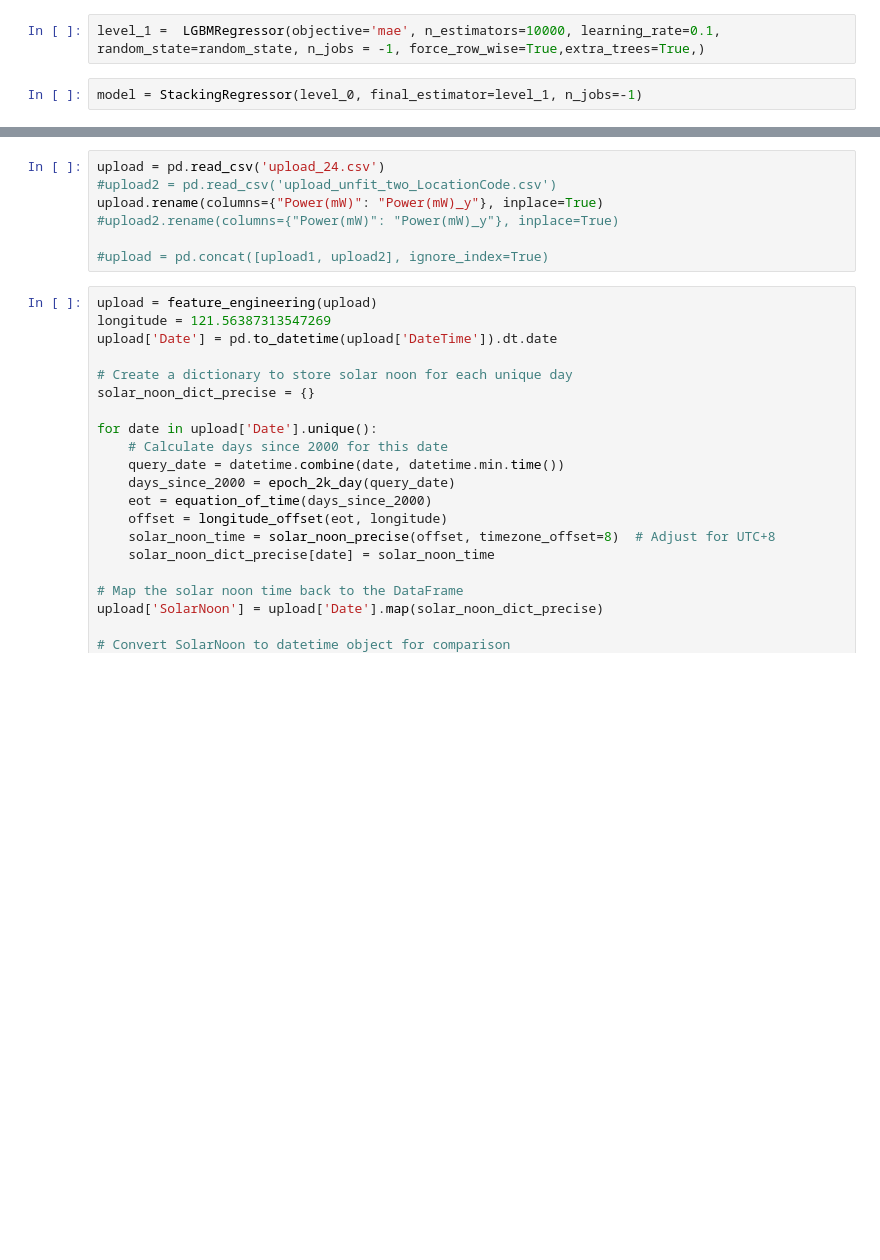
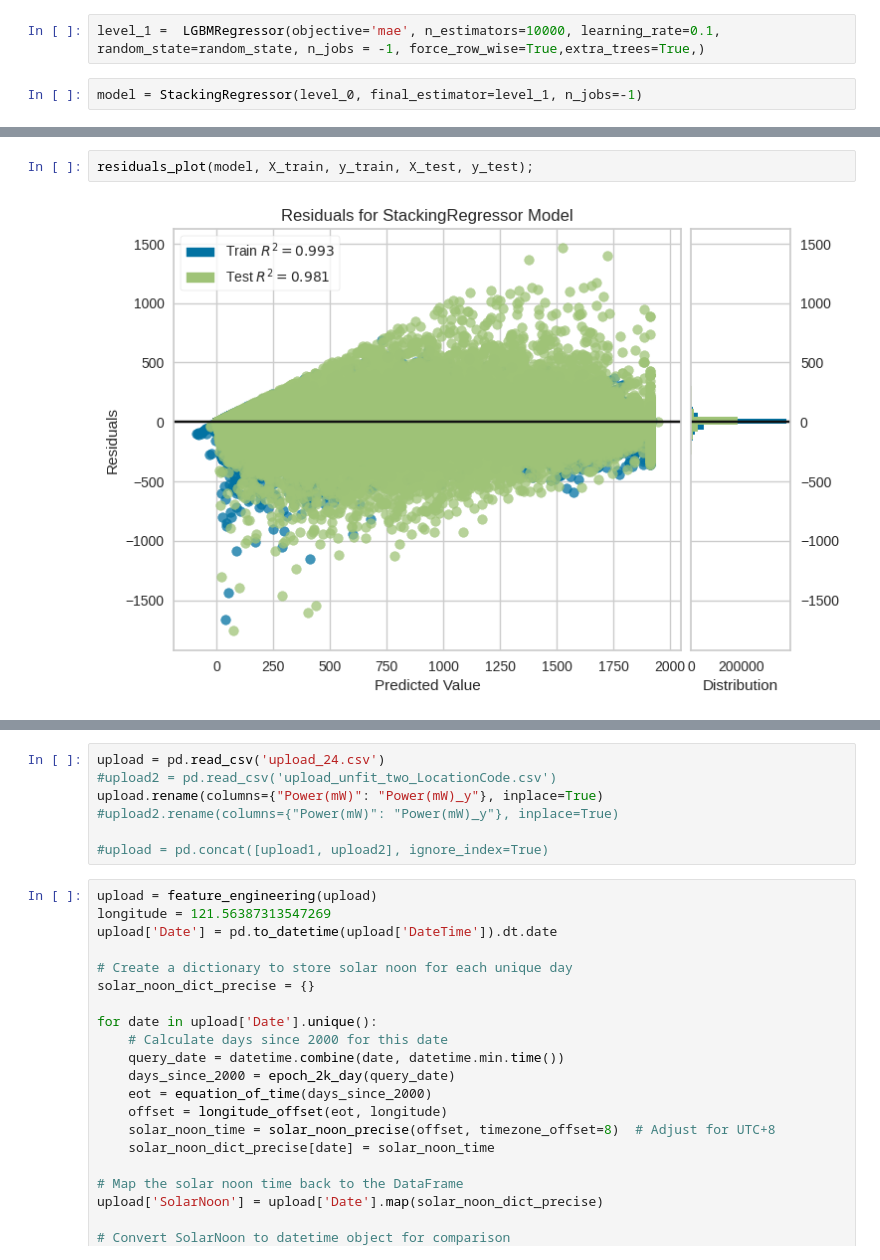
Before and after one commit to xup6193193/Predicting_Solar_Power_Generation_Using_Microclimate_Data, a Jupyter notebook: report_satacking_model.ipynb, the cells around one changed output, grey strips where cells are left out. Drawn from its saved outputs; the diff is of its cells as text; blank space fills up the shorter version.

```diff
--- a/report_satacking_model.ipynb
+++ b/report_satacking_model.ipynb
@@ -1458,2 +1578,6 @@ score_stack_0, mod_imp_score_0 = score_stacking(model, X_train, y_train, X_test,
+# %%
+residuals_plot(model, X_train, y_train, X_test, y_test);
+# %% [output]
+[figure, added]
 # %%
 prediction_error(model, X_train, y_train, X_test, y_test);
```
Also changed, not shown: parts of 23 cells of this notebook.
